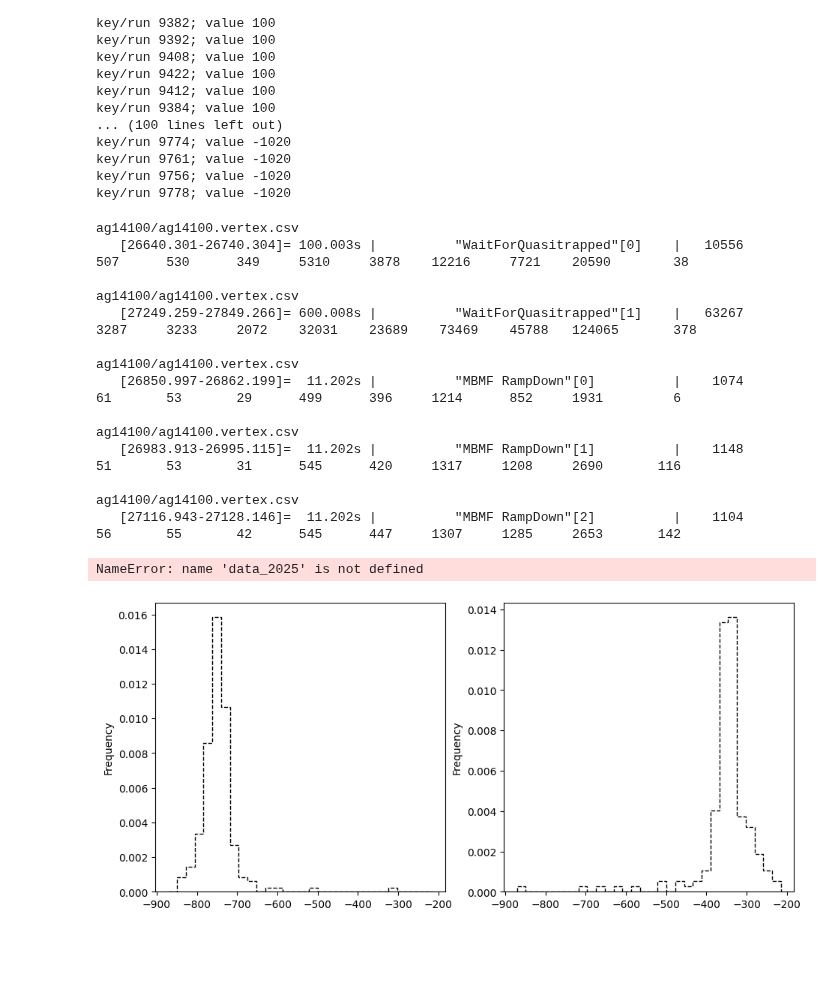
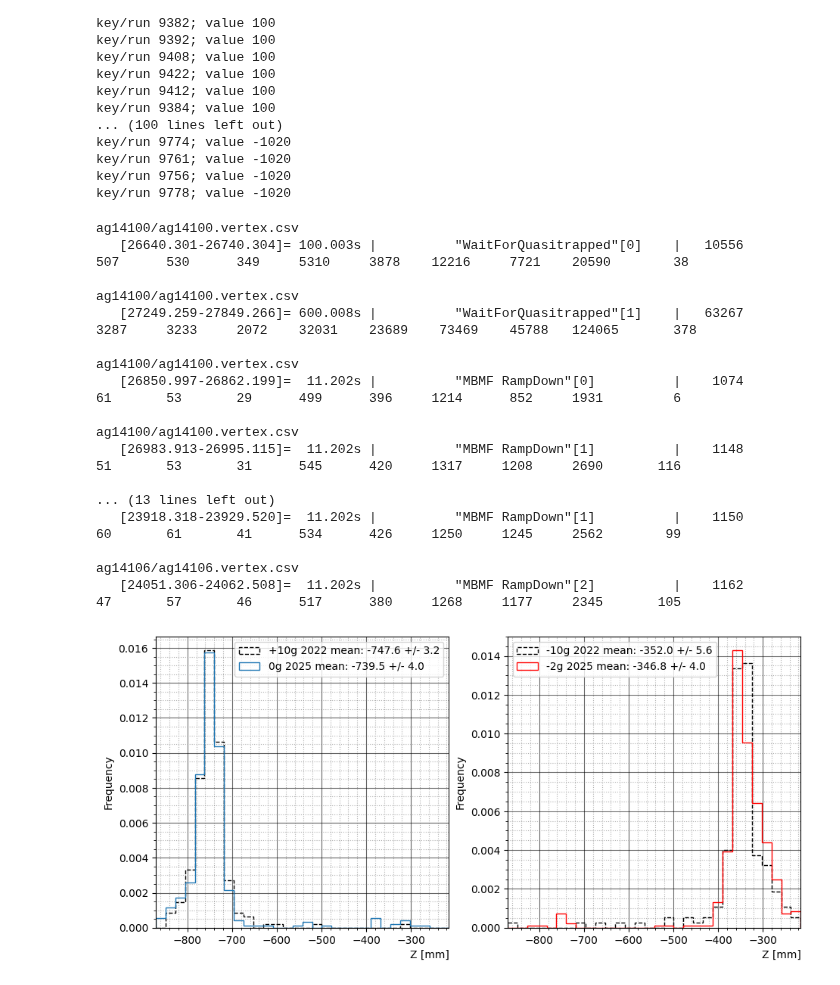
Before and after one commit to Adrianodelvincio/alphag_frequentist_analysis_2025, a Jupyter notebook: v1/Preliminary_Scurve_2025.ipynb, the cells around one changed output. Saved outputs shown, nothing was run; the diff lists cells and outputs as text; code cells hidden in the pictures; blank space fills up the shorter version.

```diff
--- a/v1/Preliminary_Scurve_2025.ipynb
+++ b/v1/Preliminary_Scurve_2025.ipynb
@@ -308,6 +333,17 @@ zgap_min = mirA_center
 zmax = mirG_center + 200
 zgap_max = mirG_center
 CutsType = "CutsType2"
+
+class Zcuts:
+    def __init__(self,a,b):
+        self.mirG_center = a
+        self.mirA_center = b
+        self.zmin = b - 200
+        self.zmax = a + 200
+        self.zgap_min = b
+        self.zgap_max = a
+
+ZCUTS = Zcuts(-415,-671)
 # %% [markdown]
 # Z distribution comparison
 # %%
@@ -358,7 +394,7 @@ plt.figure(figsize = (11, 5))
 ax1 = plt.subplot(1, 2, 1)
 ax2 = plt.subplot(1, 2, 2)
 
-mask = (dataset_2023["CutsType7"] == 1) & ((dataset_2023["Run Number"].map(runToKey) == 101))
+mask = (dataset_2023["CutsType7"] == 1) & ((dataset_2023["Run Number"].map(runToKey) == 101)) & (dataset_2023["Z"] > ZCUTS.zmin) & ( dataset_2023["Z"] < ZCUTS.zmax)
 
 dataset_2023["Z"][mask].plot(kind = 'hist',
                              bins = 30,
@@ -366,11 +402,11 @@ dataset_2023["Z"][mask].plot(kind = 'hist',
                              histtype = 'step',
                              linestyle = "--",
                              color = 'black',
-                             label = "+10g 2022",
+                             label = f"+10g 2022 mean: { dataset_2023['Z'][mask].mean():.4} +/- {dataset_2023['Z'][mask].std()/np.sqrt(dataset_2023['Z'][mask].size):.2}",
                              density = True,
                              ax = ax1)
 
-mask = (dataset_2023["CutsType7"] == 1) & ((dataset_2023["Run Number"].map(runToKey) == -101))
+mask = (dataset_2023["CutsType7"] == 1) & ((dataset_2023["Run Number"].map(runToKey) == -101)) & (dataset_2023["Z"] > ZCUTS.zmin) & ( dataset_2023["Z"] < ZCUTS.zmax)
 
 dataset_2023["Z"][mask].plot(kind = 'hist',
                              bins = 30,
@@ -378,7 +414,7 @@ dataset_2023["Z"][mask].plot(kind = 'hist',
                              histtype = 'step',
                              linestyle = "--",
                              color = 'black',
-                             label = "-10g 2022",
+                             label = f"-10g 2022 mean: {dataset_2023['Z'][mask].mean():.4} +/- {dataset_2023['Z'][mask].std()/np.sqrt(dataset_2023['Z'][mask].size):.2}",
                              density = True,
                              ax = ax2)
 
@@ -390,14 +426,14 @@ start_mbmf_rampdown0, stop_mbmf_rampdown0 = ReadTheSpill("ag14100/ag14100.vertex
 start_mbmf_rampdown1, stop_mbmf_rampdown1 = ReadTheSpill("ag14100/ag14100.vertex.csv","\"MBMF RampDown\"[1]")
 start_mbmf_rampdown2, stop_mbmf_rampdown2 = ReadTheSpill("ag14100/ag14100.vertex.csv","\"MBMF RampDown\"[2]")
 
-mask      = (dataset_2025[CutsType] == 1) & (dataset_2025["Run Number"] == 14100)
-mask_time = ((data_2025["run time"] > start_mbmf_rampdown0[0]) & (data_2025["run time"] < start_mbmf_rampdown2[0]))
+mask      = (dataset_2025[CutsType] == 1) & (dataset_2025["Run Number"] == 14100) & (dataset_2025["Z"] > ZCUTS.zmin) & ( dataset_2025["Z"] < ZCUTS.zmax)
+mask_time = ((dataset_2025["run time"] > start_mbmf_rampdown0[0]) & (dataset_2025["run time"] < start_mbmf_rampdown2[0]))
 
 dataset_2025["Z"][mask & mask_time].plot(kind = 'hist',
                                          bins = 30,
                                          range = [zmin, zmax],
                                          histtype = 'step',
-                                         label = "0g 2025",
+                                         label = f"0g 2025 mean: {dataset_2025['Z'][mask & mask_time].mean():.4} +/- {dataset_2025['Z'][mask & mask_time].std() / np.sqrt(dataset_2025['Z'][mask & mask_time].size):.2}",
                                          density = True,
                                          ax = ax1)
 
@@ -410,46 +446,48 @@ start_mbmf_rampdown0, stop_mbmf_rampdown0 = ReadTheSpill("ag14106/ag14106.vertex
 start_mbmf_rampdown1, stop_mbmf_rampdown1 = ReadTheSpill("ag14106/ag14106.vertex.csv","\"MBMF RampDown\"[1]")
 start_mbmf_rampdown2, stop_mbmf_rampdown2 = ReadTheSpill("ag14106/ag14106.vertex.csv","\"MBMF RampDown\"[2]")
 
-mask      = (dataset_2025[CutsType] == 1) & (dataset_2025["Run Number"] == 14106)
-mask_time = ((data_2025["run time"] > start_mbmf_rampdown0[0]) & (data_2025["run time"] < start_mbmf_rampdown2[0]))
+mask      = (dataset_2025[CutsType] == 1) & (dataset_2025["Run Number"] == 14106) & (dataset_2025["Z"] > ZCUTS.zmin) & ( dataset_2025["Z"] < ZCUTS.zmax)
+mask_time = ((dataset_2025["run time"] > start_mbmf_rampdown0[0]) & (dataset_2025["run time"] < start_mbmf_rampdown2[0]))
 
 dataset_2025["Z"][mask & mask_time].plot(kind = 'hist',
                                          bins = 30,
                                          range = [zmin, zmax],
                                          histtype = 'step',
-                                         label = "-2g 2025",
+                                         label = f"-2g 2025 mean: {dataset_2025['Z'][mask & mask_time].mean():.4} +/- {dataset_2025['Z'][mask & mask_time].std() / np.sqrt(dataset_2025['Z'][mask & mask_time].size):.2}",
                                          color = "red",
                                          density = True,
                                          ax = ax2)
 
 ax2.minorticks_on()
 ax2.set_xlim(zmin, zmax)
 ax2.set_xlabel("Z [mm]",loc = "right")
 ax2.grid(which='major', linestyle='-', color='black', alpha = 0.6) #Griglia maggiore: linea continua nera
 ax2.grid(which='minor', linestyle=':', color='gray', alpha = 0.6) #Griglia minore: linea tratteggiata grigia
 ax2.legend()
 
 ax1.minorticks_on()
 ax1.set_xlim(zmin, zmax)
 ax1.set_xlabel("Z [mm]",loc = "right")
 ax1.grid(which='major', linestyle='-', color='black', alpha = 0.6) #Griglia maggiore: linea continua nera
 ax1.grid(which='minor', linestyle=':', color='gray', alpha = 0.6) #Griglia minore: linea tratteggiata grigia
 ax1.legend()
 plt.savefig("Zpdf_comparison.png", bbox_inches = 'tight')
 # %% [output]
 ag14100/ag14100.vertex.csv
    [26640.301-26740.304]= 100.003s |          "WaitForQuasitrapped"[0]    |   10556      507      530      349     5310     3878    12216     7721    20590        38
 
 ag14100/ag14100.vertex.csv
    [27249.259-27849.266]= 600.008s |          "WaitForQuasitrapped"[1]    |   63267     3287     3233     2072    32031    23689    73469    45788   124065       378
 
 ag14100/ag14100.vertex.csv
    [26850.997-26862.199]=  11.202s |          "MBMF RampDown"[0]          |    1074       61       53       29      499      396     1214      852     1931         6
 
 ag14100/ag14100.vertex.csv
    [26983.913-26995.115]=  11.202s |          "MBMF RampDown"[1]          |    1148       51       53       31      545      420     1317     1208     2690       116
 
-ag14100/ag14100.vertex.csv
-   [27116.943-27128.146]=  11.202s |          "MBMF RampDown"[2]          |    1104       56       55       42      545      447     1307     1285     2653       142
+... (13 lines left out)
+   [23918.318-23929.520]=  11.202s |          "MBMF RampDown"[1]          |    1150       60       61       41      534      426     1250     1245     2562        99
+
+ag14106/ag14106.vertex.csv
+   [24051.306-24062.508]=  11.202s |          "MBMF RampDown"[2]          |    1162       47       57       46      517      380     1268     1177     2345       105
-NameError: name 'data_2025' is not defined
-[figure, old version]
+[figure, new version]
```
Also changed, not shown: parts of 5 cells of this notebook, 1 other file.
